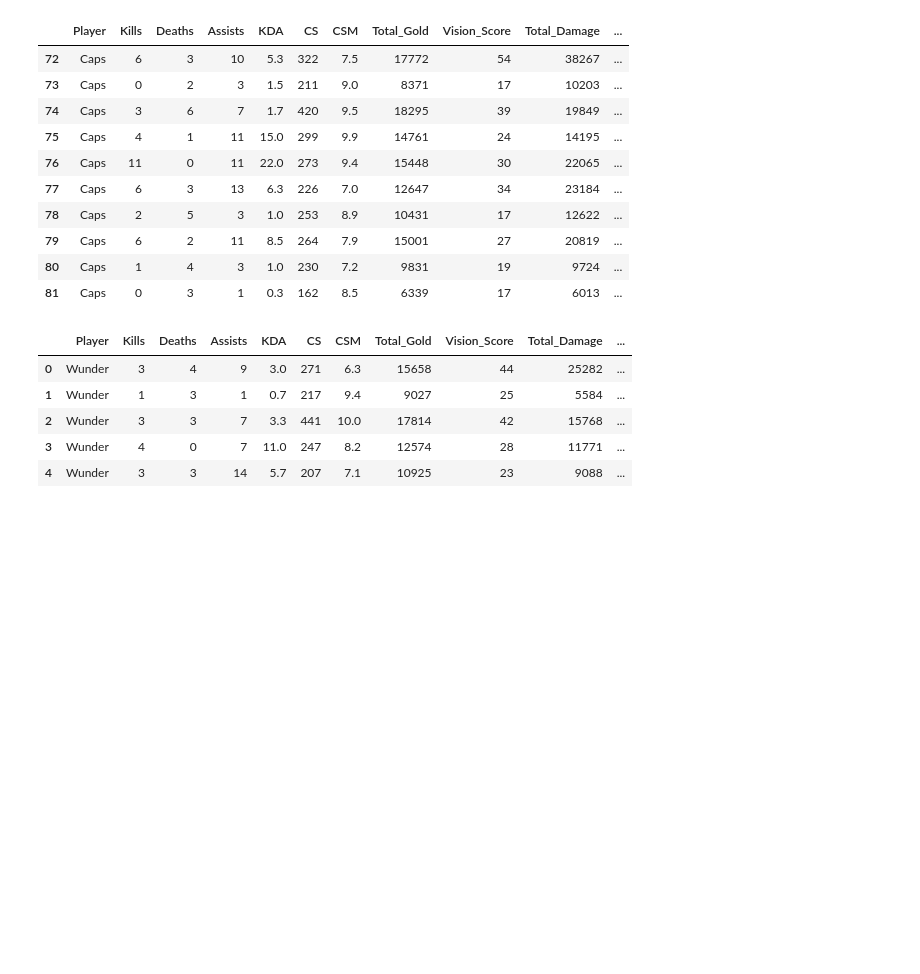
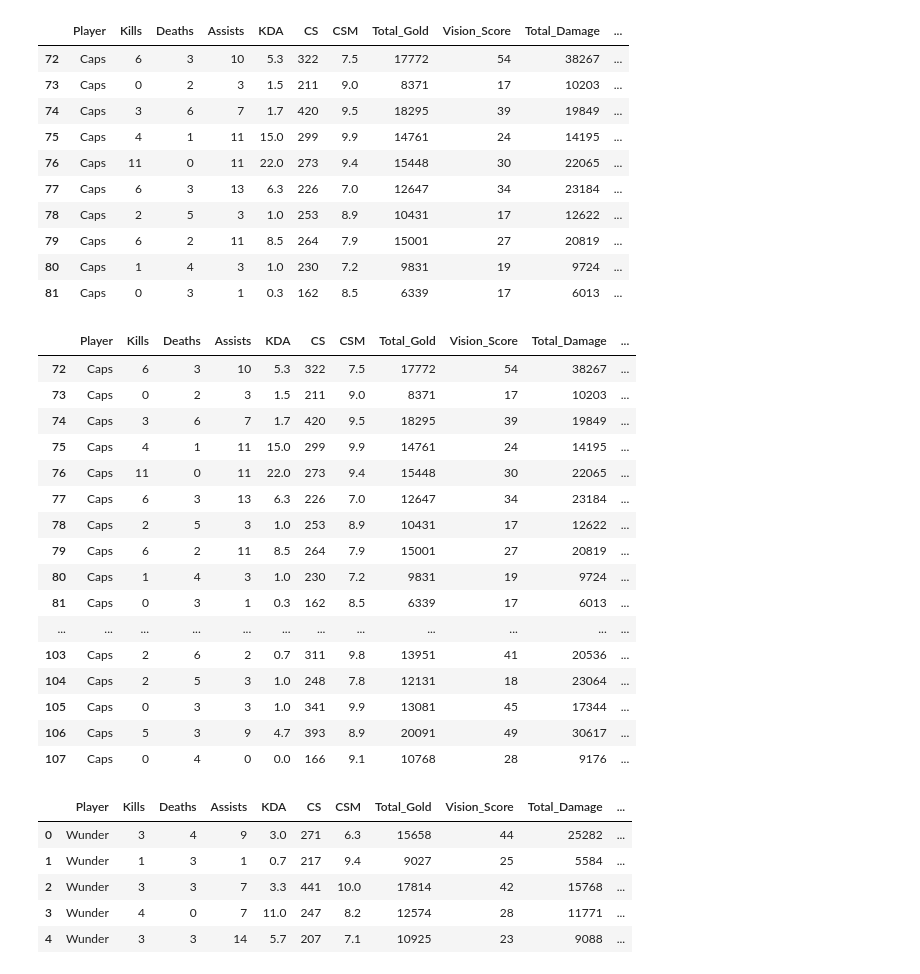
Before and after one commit to MiguelRibeiro1992/esportsproject, a Jupyter notebook: Esports_Project.ipynb, the cells around one changed output. Cells and saved outputs as stored; diff of their text form; code cells hidden in the pictures; blank space fills up the shorter version.

```diff
--- a/Esports_Project.ipynb
+++ b/Esports_Project.ipynb
@@ -460,6 +474,26 @@ data_caps.head(10)
 | 79 | Caps | 6 | 2 | 11 | 8.5 | 264 | 7.9 | 15001 | 27 | 20819 | ... |
 | 80 | Caps | 1 | 4 | 3 | 1.0 | 230 | 7.2 | 9831 | 19 | 9724 | ... |
 | 81 | Caps | 0 | 3 | 1 | 0.3 | 162 | 8.5 | 6339 | 17 | 6013 | ... |
+# %%
+dict_players['Caps']
+# %% [output]
+|  | Player | Kills | Deaths | Assists | KDA | CS | CSM | Total_Gold | Vision_Score | Total_Damage | ... |
+| 72 | Caps | 6 | 3 | 10 | 5.3 | 322 | 7.5 | 17772 | 54 | 38267 | ... |
+| 73 | Caps | 0 | 2 | 3 | 1.5 | 211 | 9.0 | 8371 | 17 | 10203 | ... |
+| 74 | Caps | 3 | 6 | 7 | 1.7 | 420 | 9.5 | 18295 | 39 | 19849 | ... |
+| 75 | Caps | 4 | 1 | 11 | 15.0 | 299 | 9.9 | 14761 | 24 | 14195 | ... |
+| 76 | Caps | 11 | 0 | 11 | 22.0 | 273 | 9.4 | 15448 | 30 | 22065 | ... |
+| 77 | Caps | 6 | 3 | 13 | 6.3 | 226 | 7.0 | 12647 | 34 | 23184 | ... |
+| 78 | Caps | 2 | 5 | 3 | 1.0 | 253 | 8.9 | 10431 | 17 | 12622 | ... |
+| 79 | Caps | 6 | 2 | 11 | 8.5 | 264 | 7.9 | 15001 | 27 | 20819 | ... |
+| 80 | Caps | 1 | 4 | 3 | 1.0 | 230 | 7.2 | 9831 | 19 | 9724 | ... |
+| 81 | Caps | 0 | 3 | 1 | 0.3 | 162 | 8.5 | 6339 | 17 | 6013 | ... |
+| ... | ... | ... | ... | ... | ... | ... | ... | ... | ... | ... | ... |
+| 103 | Caps | 2 | 6 | 2 | 0.7 | 311 | 9.8 | 13951 | 41 | 20536 | ... |
+| 104 | Caps | 2 | 5 | 3 | 1.0 | 248 | 7.8 | 12131 | 18 | 23064 | ... |
+| 105 | Caps | 0 | 3 | 3 | 1.0 | 341 | 9.9 | 13081 | 45 | 17344 | ... |
+| 106 | Caps | 5 | 3 | 9 | 4.7 | 393 | 8.9 | 20091 | 49 | 30617 | ... |
+| 107 | Caps | 0 | 4 | 0 | 0.0 | 166 | 9.1 | 10768 | 28 | 9176 | ... |
 # %%
 #Checking the 2 datasets I want to merge to create a visualization for comparison
 data_wunder.head()
```
Also changed, not shown: parts of 6 cells of this notebook.
